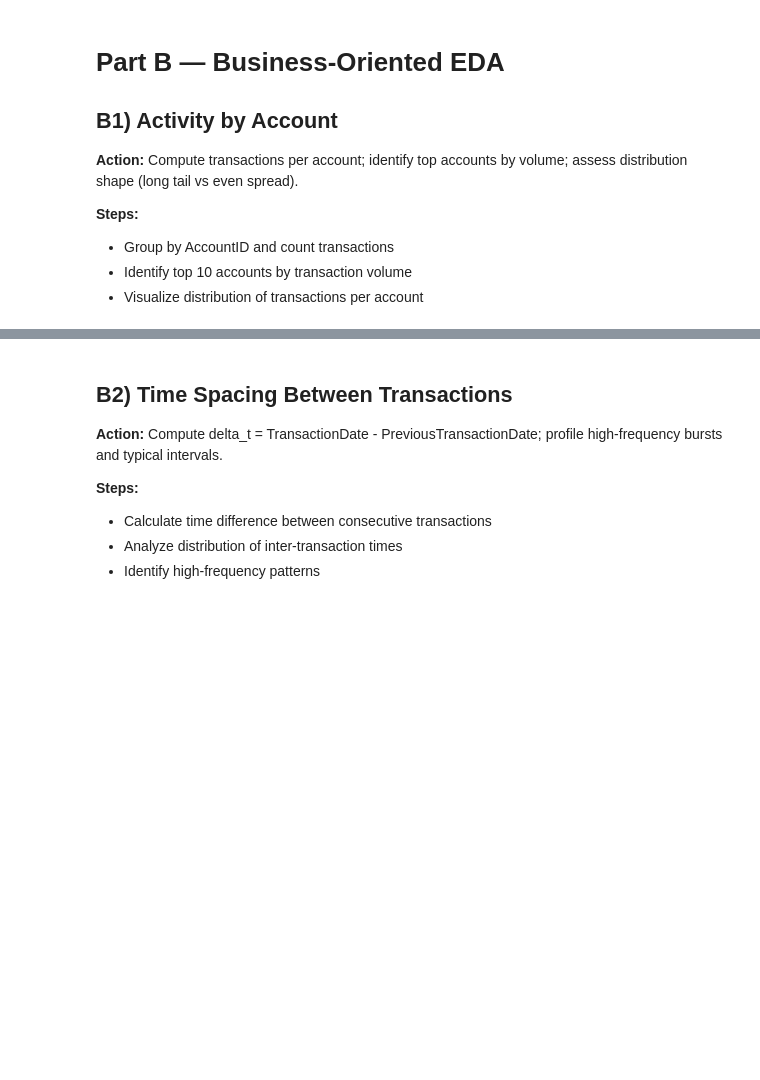
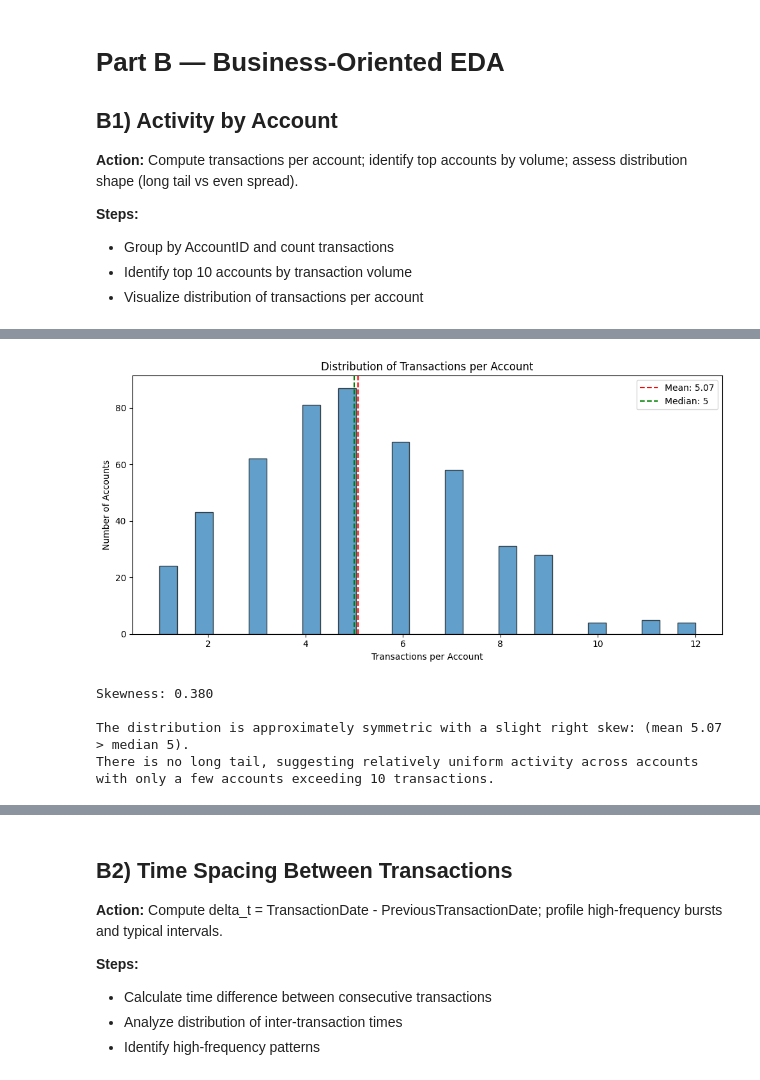
Before and after one commit to rocaaj/dsba-eda-lab, a Jupyter notebook: eda_lab.ipynb, the cells around one changed output, grey strips where cells are left out. Cells and saved outputs as stored; diff of their text form; code cells hidden in the pictures; blank space fills up the shorter version.

```diff
--- a/eda_lab.ipynb
+++ b/eda_lab.ipynb
@@ -97,4 +254,17 @@ The dataset is synthetic and intended for exploratory pattern analysis.
 - Identify top 10 accounts by transaction volume
 - Visualize distribution of transactions per account
 # %%
-# Compute transactions per account and identify top accounts
+# compute transactions per account and identify top accounts
+tx_per_account = df.groupby('AccountID').size().sort_values(ascending=False)
+
+# identify top 10 accounts
+print("Top 10 Accounts by Transaction Volume:")
+print(tx_per_account.head(10))
+
+# output basic stats
+print(f"\nTransaction Volume Statistics:")
+print(f"Mean transactions per account: {tx_per_account.mean():.2f}")
+print(f"Median transactions per account: {tx_per_account.median():.0f}")
+print(f"Max transactions per account: {tx_per_account.max()}")
+print(f"Min transactions per account: {tx_per_account.min()}")
+print(f"Total unique accounts: {len(tx_per_account)}")
@@ -101,2 +292,24 @@ The dataset is synthetic and intended for exploratory pattern analysis.
 # %%
-# Visualize distribution of transactions per account
+# visualize distribution of transactions per account
+plt.figure(figsize=(10, 5))
+plt.hist(tx_per_account, bins=30, edgecolor='black', alpha=0.7)
+plt.xlabel('Transactions per Account')
+plt.ylabel('Number of Accounts')
+plt.title('Distribution of Transactions per Account')
+plt.axvline(tx_per_account.mean(), color='red', linestyle='--', label=f'Mean: {tx_per_account.mean():.2f}')
+plt.axvline(tx_per_account.median(), color='green', linestyle='--', label=f'Median: {tx_per_account.median():.0f}')
+plt.legend()
+plt.tight_layout()
+plt.show()
+
+# assess distribution shape
+skewness = tx_per_account.skew()
+print(f"\nSkewness: {skewness:.3f}")
+print(f"\nThe distribution is approximately symmetric with a slight right skew: (mean {tx_per_account.mean():.2f} > median {tx_per_account.median():.0f}).")
+print("There is no long tail, suggesting relatively uniform activity across accounts with only a few accounts exceeding 10 transactions.")
+# %% [output]
+[figure, added]
+Skewness: 0.380
+
+The distribution is approximately symmetric with a slight right skew: (mean 5.07 > median 5).
+There is no long tail, suggesting relatively uniform activity across accounts with only a few accounts exceeding 10 transactions.
```
Also changed, not shown: parts of 35 cells of this notebook.
